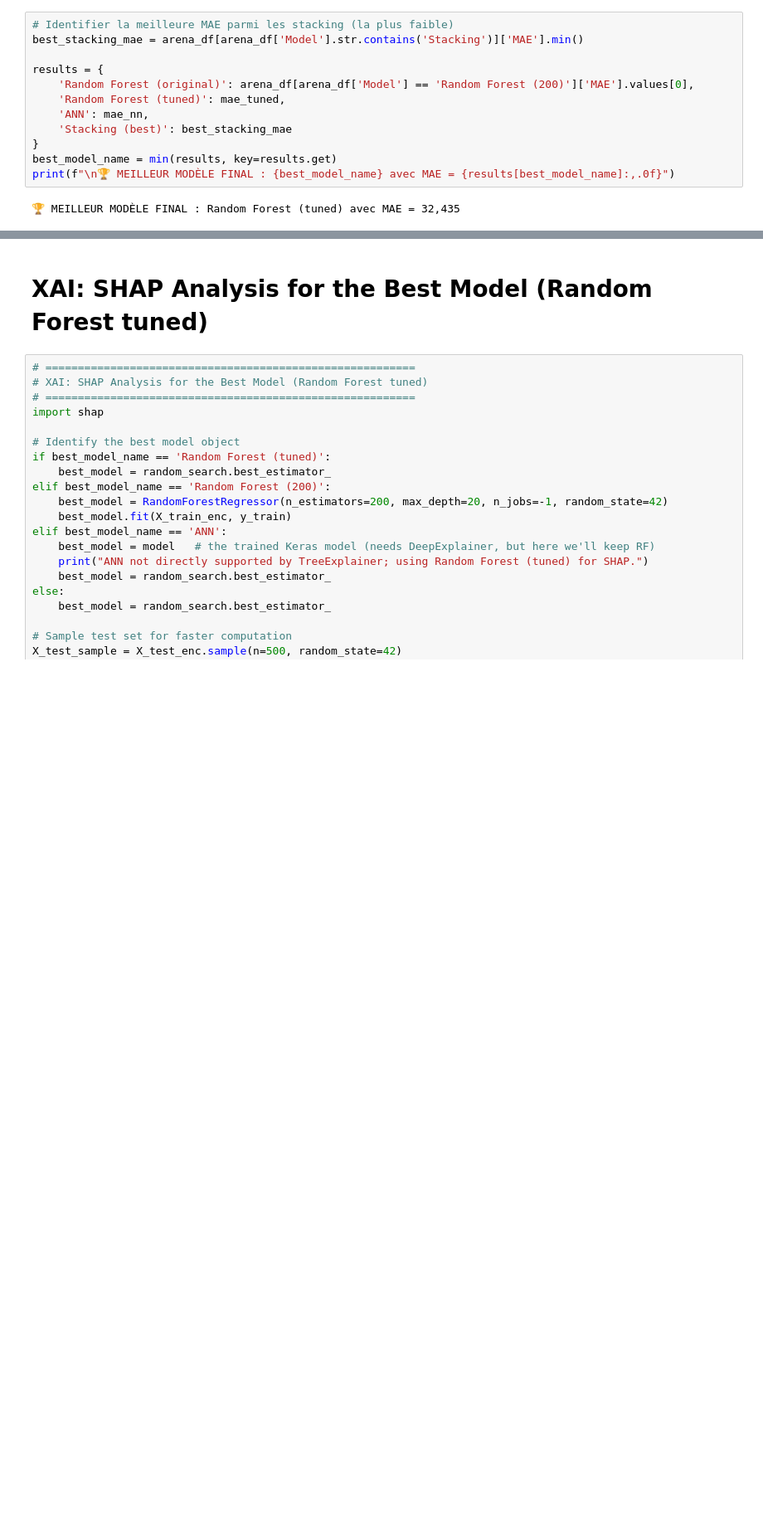
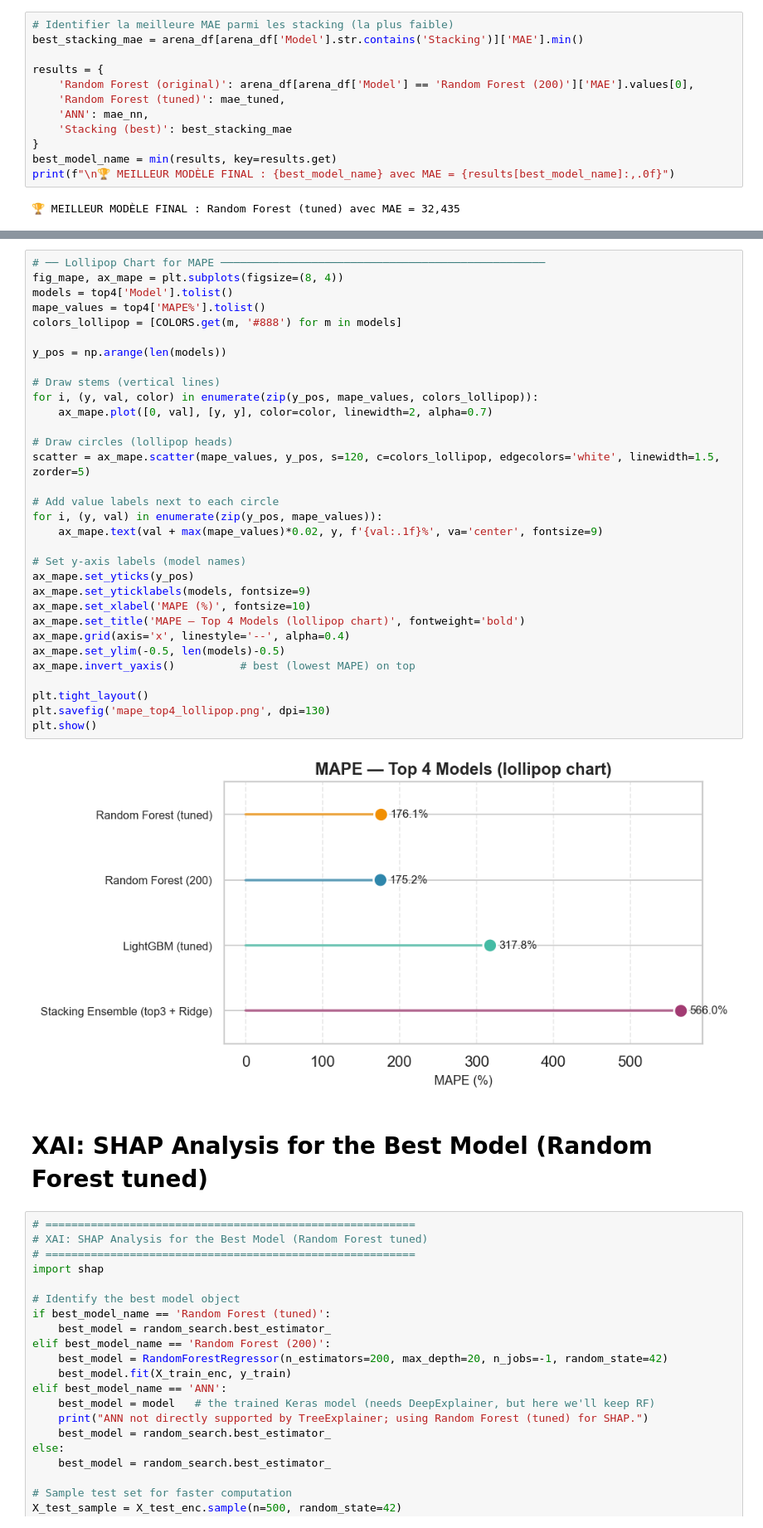
Before and after one commit to wael-ben-salem/EstateMind, a Jupyter notebook: notebooks/Price_predict.ipynb, the cells around one changed output, grey strips where cells are left out. Shown at 83% size. Saved outputs shown, nothing was run; the diff lists cells and outputs as text; blank space fills up the shorter version.

```diff
--- a/notebooks/Price_predict.ipynb
+++ b/notebooks/Price_predict.ipynb
@@ -1042,3 +1321,37 @@ print(f"\n🏆 MEILLEUR MODÈLE FINAL : {best_model_name} avec MAE = {results[be
+# %%
+# ── Lollipop Chart for MAPE ──────────────────────────────────────────────────
+fig_mape, ax_mape = plt.subplots(figsize=(8, 4))
+models = top4['Model'].tolist()
+mape_values = top4['MAPE%'].tolist()
+colors_lollipop = [COLORS.get(m, '#888') for m in models]
+
+y_pos = np.arange(len(models))
+
+# Draw stems (vertical lines)
+for i, (y, val, color) in enumerate(zip(y_pos, mape_values, colors_lollipop)):
+    ax_mape.plot([0, val], [y, y], color=color, linewidth=2, alpha=0.7)
+
+# Draw circles (lollipop heads)
+scatter = ax_mape.scatter(mape_values, y_pos, s=120, c=colors_lollipop, edgecolors='white', linewidth=1.5, zorder=5)
+
+# Add value labels next to each circle
+for i, (y, val) in enumerate(zip(y_pos, mape_values)):
+    ax_mape.text(val + max(mape_values)*0.02, y, f'{val:.1f}%', va='center', fontsize=9)
+
+# Set y-axis labels (model names)
+ax_mape.set_yticks(y_pos)
+ax_mape.set_yticklabels(models, fontsize=9)
+ax_mape.set_xlabel('MAPE (%)', fontsize=10)
+ax_mape.set_title('MAPE — Top 4 Models (lollipop chart)', fontweight='bold')
+ax_mape.grid(axis='x', linestyle='--', alpha=0.4)
+ax_mape.set_ylim(-0.5, len(models)-0.5)
+ax_mape.invert_yaxis()          # best (lowest MAPE) on top
+
+plt.tight_layout()
+plt.savefig('mape_top4_lollipop.png', dpi=130)
+plt.show()
+# %% [output]
+[figure, added]
 # %% [markdown]
 # XAI: SHAP Analysis for the Best Model (Random Forest tuned)
 # %%
```
Also changed, not shown: parts of 10 cells of this notebook, 21 other files.
